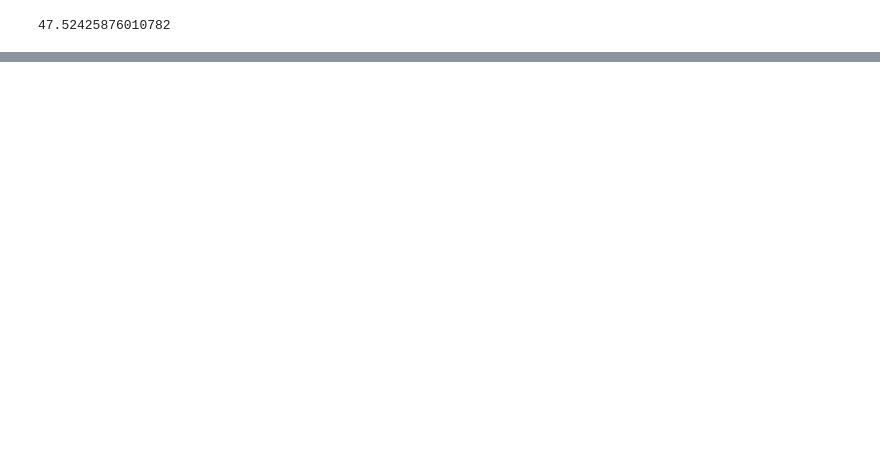
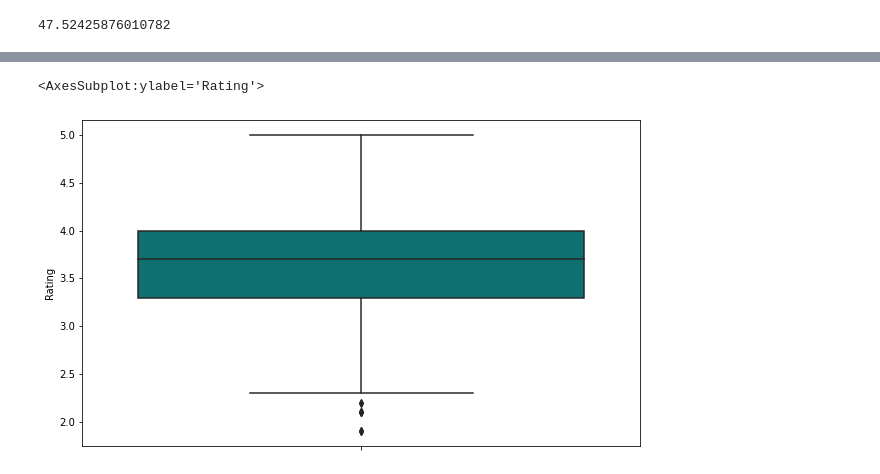
Before and after one commit to andreasbergstrm/Data-science-salary-prediction, a Jupyter notebook: ds salary code.ipynb, the cells around one changed output, grey strips where cells are left out. Cells and saved outputs as stored; diff of their text form; code cells hidden in the pictures; blank space fills up the shorter version.

```diff
--- a/ds salary code.ipynb
+++ b/ds salary code.ipynb
@@ -190 +164,8 @@ df['Age'] = df['Age'].replace(-1, df['Age'].mean())
+# %%
+# Rating distribution
+plt.figure(figsize=(10,6))
+sns.boxplot(y=df['Rating'], color='teal')
+# %% [output]
+<AxesSubplot:ylabel='Rating'>
+[figure, added]
 # %%
```
Also changed, not shown: parts of 228 cells of this notebook.
